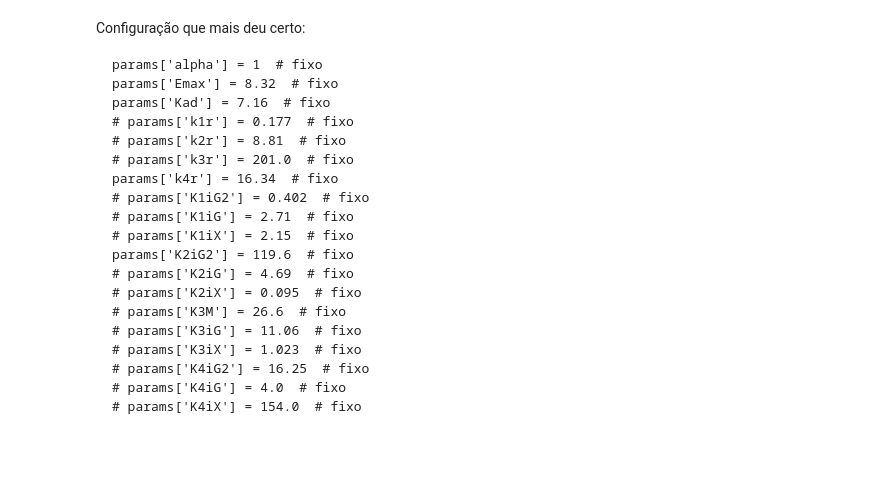
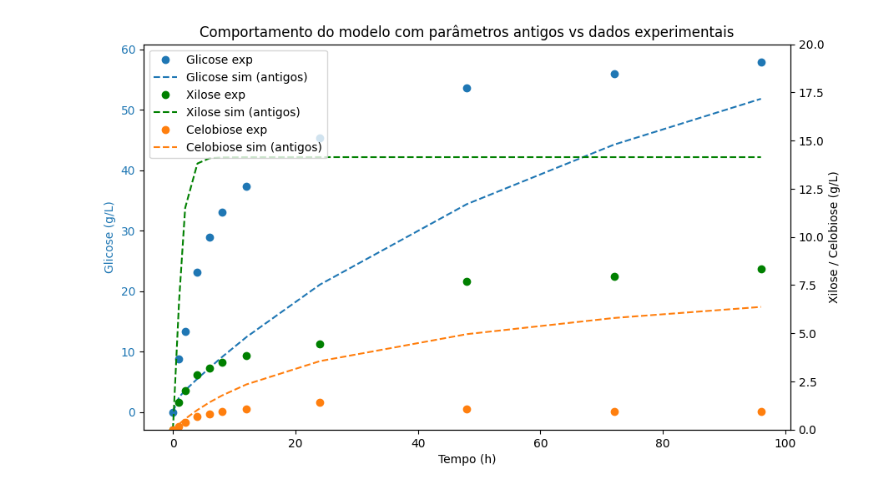
Before and after one commit to AugustoCoding/Ethanol-AI, a Jupyter notebook: BEPE FAPESP/Obtendo Parâmetros.ipynb, the cells around one changed output. Cells and saved outputs as stored; diff of their text form; code cells hidden in the pictures; blank space fills up the shorter version.

```diff
--- a/BEPE FAPESP/Obtendo Parâmetros.ipynb
+++ b/BEPE FAPESP/Obtendo Parâmetros.ipynb
@@ -24,7 +24,7 @@ Celobiose = Celobiose[mask]
 # Definição das equações do modelo
 
 def Eb(S, Emax, Ef, Kad):
-    return S*Emax*Ef/(1+Kad*Ef)
+    return S*Emax*Kad*Ef/(1+Kad*Ef)
 
 def Ebc(Eb, C, S):
     return Eb * C / S if S > 0 else 0
@@ -248,22 +248,56 @@ display(df_param)
-# %% [markdown]
-Configuração que mais deu certo:
-
-    params['alpha'] = 1  # fixo
-    params['Emax'] = 8.32  # fixo
-    params['Kad'] = 7.16  # fixo
-    # params['k1r'] = 0.177  # fixo
-    # params['k2r'] = 8.81  # fixo
-    # params['k3r'] = 201.0  # fixo
-    params['k4r'] = 16.34  # fixo
-    # params['K1iG2'] = 0.402  # fixo
-    # params['K1iG'] = 2.71  # fixo
-    # params['K1iX'] = 2.15  # fixo
-    params['K2iG2'] = 119.6  # fixo
-    # params['K2iG'] = 4.69  # fixo
-    # params['K2iX'] = 0.095  # fixo
-    # params['K3M'] = 26.6  # fixo
-    # params['K3iG'] = 11.06  # fixo
-    # params['K3iX'] = 1.023  # fixo
-    # params['K4iG2'] = 16.25  # fixo
-    # params['K4iG'] = 4.0  # fixo
-    # params['K4iX'] = 154.0  # fixo
+# %%
+# Simulação com parâmetros antigos e comparação com dados experimentais
+param_antigos_dict = {
+    'alpha': 1,
+    'Emax': 8.32,
+    'Kad': 7.16,
+    'k1r': 0.177,
+    'k2r': 8.81,
+    'k3r': 201.0,
+    'k4r': 16.34,
+    'K1iG2': 0.402,
+    'K1iG': 2.71,
+    'K1iX': 2.15,
+    'K2iG2': 119.6,
+    'K2iG': 4.69,
+    'K2iX': 0.095,
+    'K3M': 26.6,
+    'K3iG': 11.06,
+    'K3iX': 1.023,
+    'K4iG2': 16.25,
+    'K4iG': 4.0,
+    'K4iX': 154.0
+}
+sol_antigos = solve_ivp(lambda t, y: modelo(t, y, param_antigos_dict, S0), [tempo[0], tempo[-1]], y0, t_eval=tempo, method='LSODA', max_step=0.5)
+G_sim_antigos = sol_antigos.y[7]
+X_sim_antigos = sol_antigos.y[8]
+G2_sim_antigos = sol_antigos.y[6]
+
+fig, ax1 = plt.subplots(figsize=(10,6))
+
+# Glicose - eixo y da esquerda
+ax1.plot(tempo, Glicose, 'o', label='Glicose exp', color='tab:blue')
+ax1.plot(tempo, G_sim_antigos, '--', label='Glicose sim (antigos)', color='tab:blue')
+ax1.set_xlabel('Tempo (h)')
+ax1.set_ylabel('Glicose (g/L)', color='tab:blue')
+ax1.tick_params(axis='y', labelcolor='tab:blue')
+
+# Xilose e Celobiose - eixo y da direita
+ax2 = ax1.twinx()
+ax2.plot(tempo, Xilose, 'o', label='Xilose exp', color='green')
+ax2.plot(tempo, X_sim_antigos, '--', label='Xilose sim (antigos)', color='green')
+ax2.plot(tempo, Celobiose, 'o', label='Celobiose exp', color='tab:orange')
+ax2.plot(tempo, G2_sim_antigos, '--', label='Celobiose sim (antigos)', color='tab:orange')
+ax2.set_ylabel('Xilose / Celobiose (g/L)', color='black')
+ax2.tick_params(axis='y', labelcolor='black')
+ax2.set_ylim(0, 20)
+
+# Legendas combinadas
+lines1, labels1 = ax1.get_legend_handles_labels()
+lines2, labels2 = ax2.get_legend_handles_labels()
+ax2.legend(lines1 + lines2, labels1 + labels2, loc='upper left')
+
+plt.title('Comportamento do modelo com parâmetros antigos vs dados experimentais')
+plt.show()
+# %% [output]
+[figure, added]
```
Also changed, not shown: parts of 4 cells of this notebook, 2 other files.
